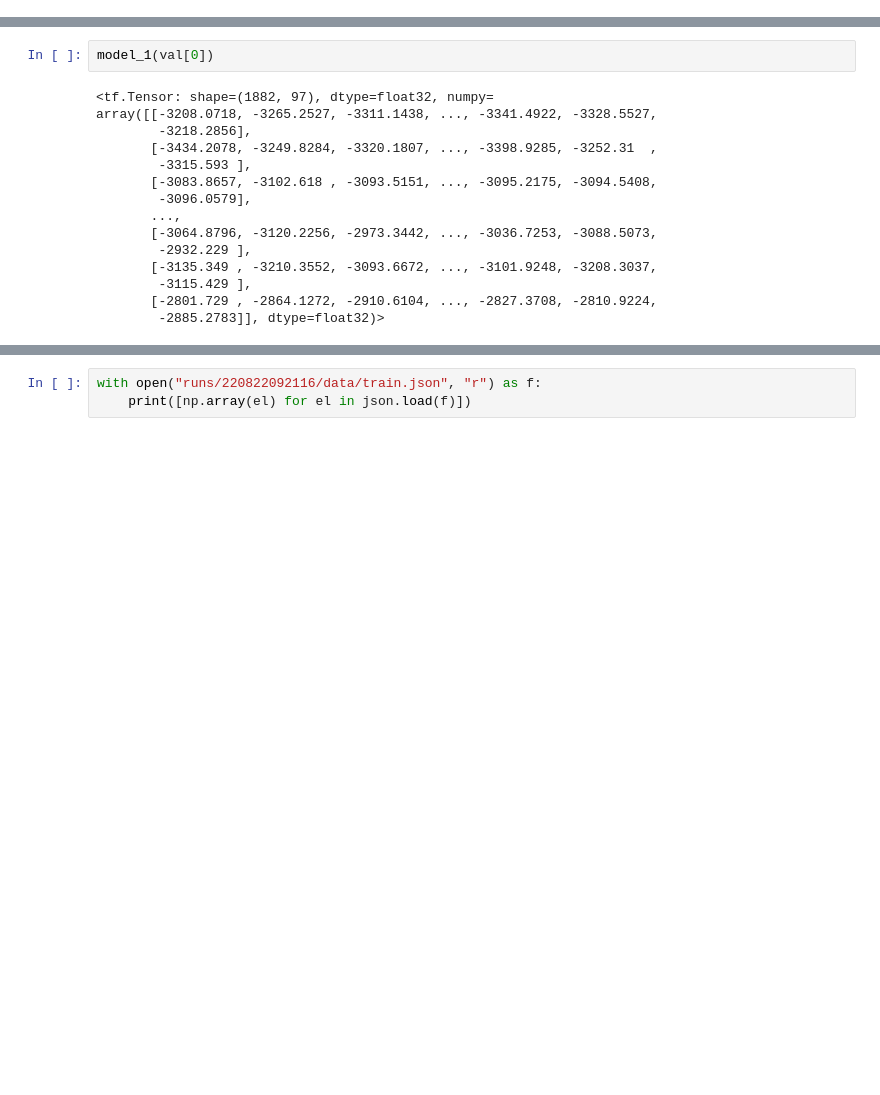
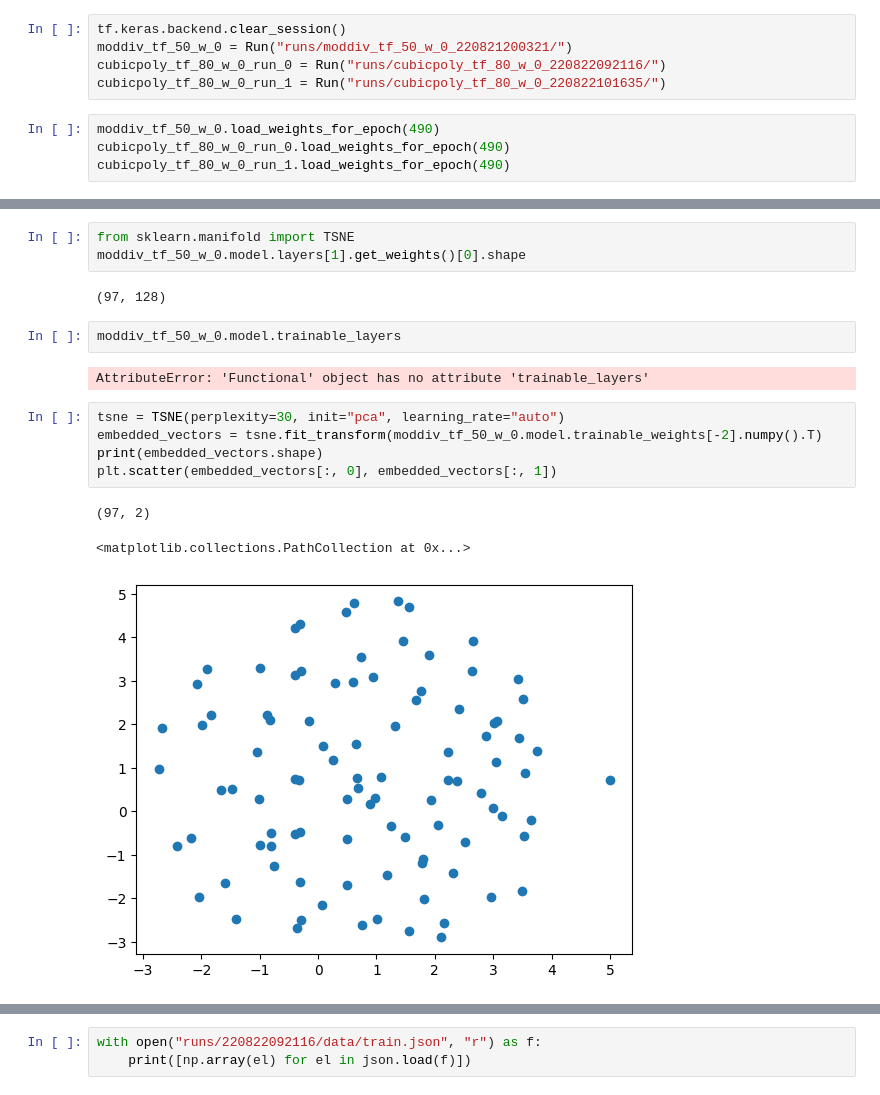
Before and after one commit to Sen-R/grokking-experiments, a Jupyter notebook: Analysis.ipynb, the cells around one changed output, grey strips where cells are left out. Drawn from its saved outputs; the diff is of its cells as text; blank space fills up the shorter version.

```diff
--- a/Analysis.ipynb
+++ b/Analysis.ipynb
@@ -76,0 +84,9 @@ WARNING:tensorflow:Value in checkpoint could not be found in the restored object
+# %%
+tf.keras.backend.clear_session()
+moddiv_tf_50_w_0 = Run("runs/moddiv_tf_50_w_0_220821200321/")
+cubicpoly_tf_80_w_0_run_0 = Run("runs/cubicpoly_tf_80_w_0_220822092116/")
+cubicpoly_tf_80_w_0_run_1 = Run("runs/cubicpoly_tf_80_w_0_220822101635/")
+# %%
+moddiv_tf_50_w_0.load_weights_for_epoch(490)
+cubicpoly_tf_80_w_0_run_0.load_weights_for_epoch(490)
+cubicpoly_tf_80_w_0_run_1.load_weights_for_epoch(490)
@@ -100,17 +103,18 @@ WARNING:tensorflow:Value in checkpoint could not be found in the restored object
 # %%
-model_1(val[0])
+from sklearn.manifold import TSNE
+moddiv_tf_50_w_0.model.layers[1].get_weights()[0].shape
 # %% [output]
-<tf.Tensor: shape=(1882, 97), dtype=float32, numpy=
-array([[-3208.0718, -3265.2527, -3311.1438, ..., -3341.4922, -3328.5527,
-        -3218.2856],
-       [-3434.2078, -3249.8284, -3320.1807, ..., -3398.9285, -3252.31  ,
-        -3315.593 ],
-       [-3083.8657, -3102.618 , -3093.5151, ..., -3095.2175, -3094.5408,
-        -3096.0579],
-       ...,
-       [-3064.8796, -3120.2256, -2973.3442, ..., -3036.7253, -3088.5073,
-        -2932.229 ],
-       [-3135.349 , -3210.3552, -3093.6672, ..., -3101.9248, -3208.3037,
-        -3115.429 ],
-       [-2801.729 , -2864.1272, -2910.6104, ..., -2827.3708, -2810.9224,
-        -2885.2783]], dtype=float32)>
+(97, 128)
+# %%
+moddiv_tf_50_w_0.model.trainable_layers
+# %% [output]
+AttributeError: 'Functional' object has no attribute 'trainable_layers'
+# %%
+tsne = TSNE(perplexity=30, init="pca", learning_rate="auto")
+embedded_vectors = tsne.fit_transform(moddiv_tf_50_w_0.model.trainable_weights[-2].numpy().T)
+print(embedded_vectors.shape)
+plt.scatter(embedded_vectors[:, 0], embedded_vectors[:, 1])
+# %% [output]
+(97, 2)
+<matplotlib.collections.PathCollection at 0x...>
+[figure, added]
```
Also changed, not shown: parts of 7 cells of this notebook.
